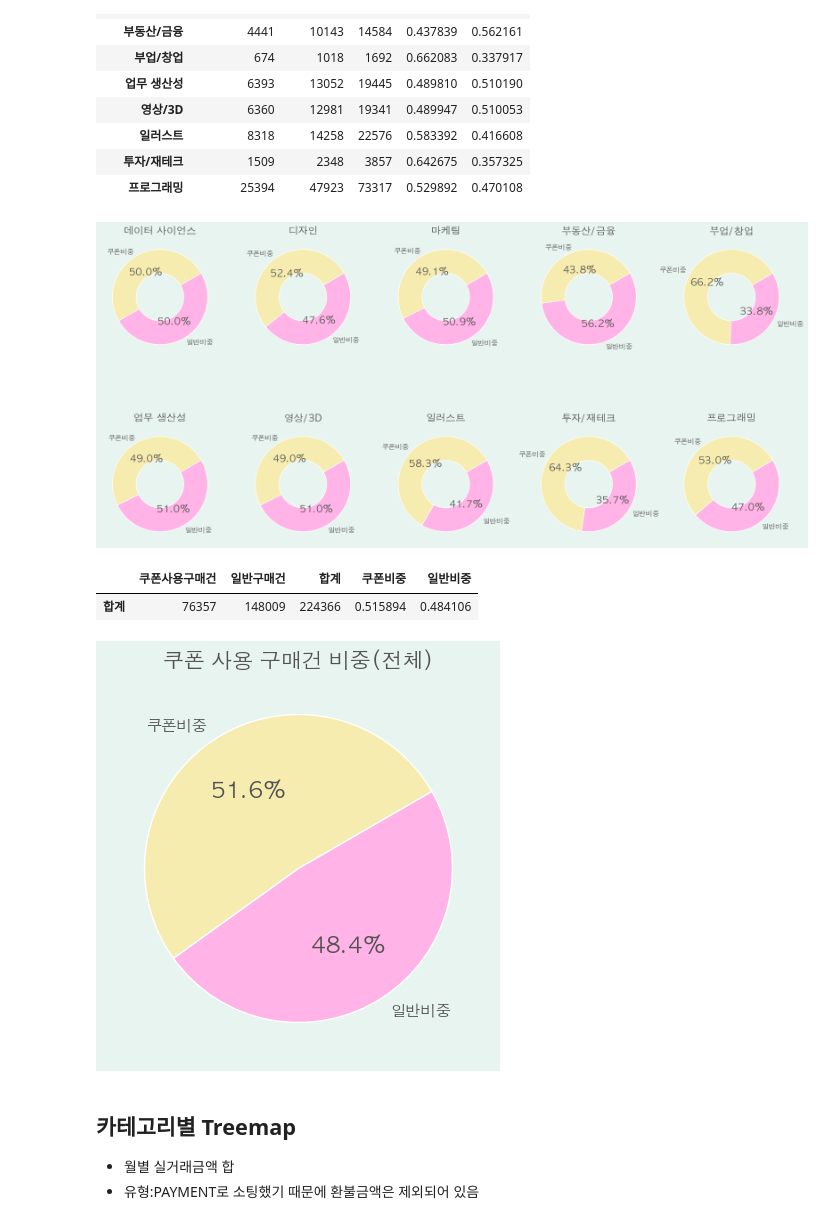
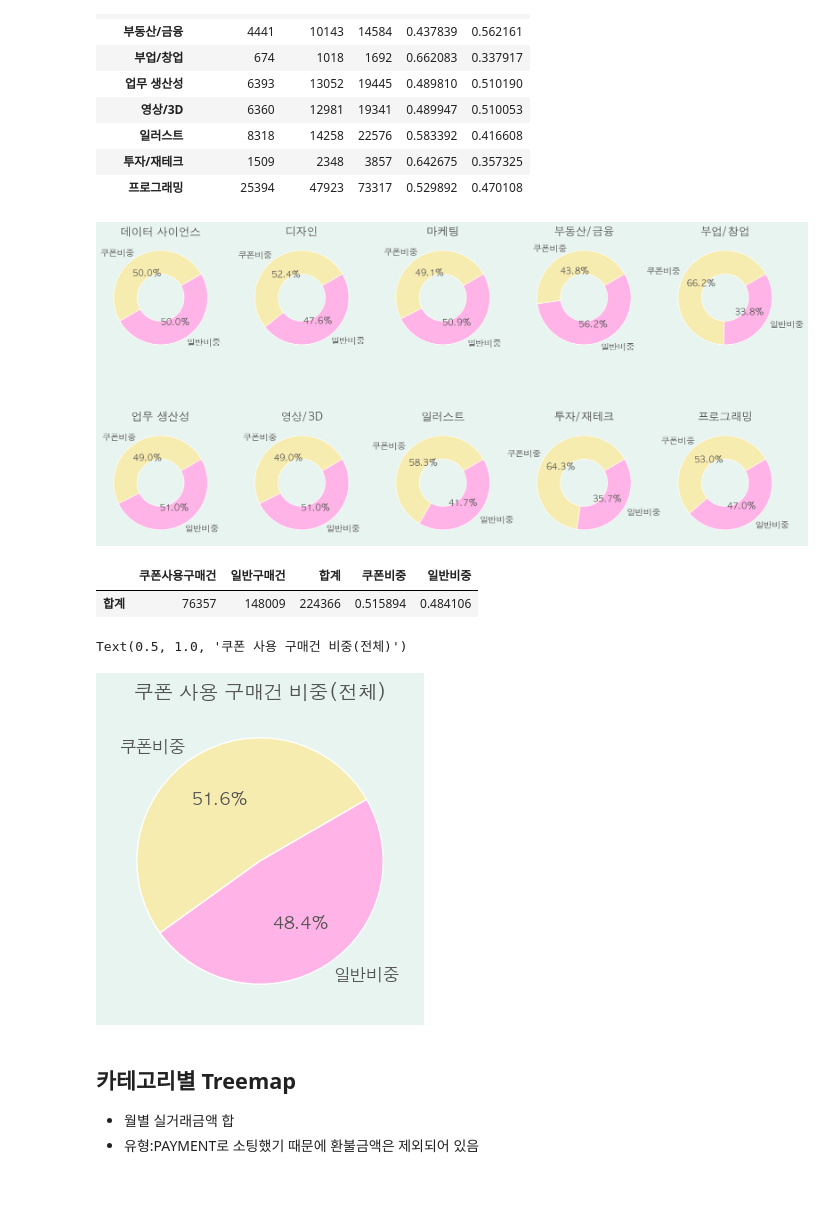
Before and after one commit to ParkSungHyon/mini_project, a Jupyter notebook: main3_230512.ipynb, the cells around one changed output. Drawn from its saved outputs; the diff is of its cells as text; code cells hidden in the pictures; blank space fills up the shorter version.

```diff
--- a/main3_230512.ipynb
+++ b/main3_230512.ipynb
@@ -143,12 +143,12 @@ for i in range(0,2):
         axs[i,j].pie(df_category[['쿠폰비중', '일반비중']].iloc[count],
                     labels=df_category.columns[3:5], autopct='%2.1f%%',
                     colors=colors, startangle=30, wedgeprops=dict(width=.5),
-                    textprops={'color':font_color})
-        axs[i,j].set_title(df_category.index[count], fontsize=16, color=font_color)
-        mpl.rcParams['font.size'] = 16.0
+                    textprops={'fontsize': 14, 'color':font_color})
+        axs[i,j].set_title(df_category.index[count], fontsize=18, color=font_color)
+        # mpl.rcParams['font.size'] = 16
         count += 1
 # %% [output]
-[figure, old version]
+[figure, new version]
 # %%
 df_category_sum = pd.DataFrame({'쿠폰사용구매건': coupon_count.sum(), '일반구매건': pay_count.sum(),
                             '합계': coupon_count.sum()+pay_count.sum(), '쿠폰비중': coupon_count.sum()/pay_count.sum(),
@@ -160,15 +160,17 @@ df_category_sum
 # %%
 font_color = '#525252'
 colors = ['#f7ecb0', '#ffb3e6', '#99ff99', '#66b3ff', '#c7b3fb','#ff6666', '#f9c3b7']
 
 # Create subplots and a pie chart
-fig, ax = plt.subplots(figsize=(5, 5), facecolor='#e8f4f0')
-ax.pie(df_category_sum[['쿠폰비중', '일반비중']].iloc[0], labels=df_category_sum.columns[3:5], autopct='%2.1f%%', colors=colors, startangle=30, textprops={'color':font_color})
+fig, ax = plt.subplots(figsize=(4, 4), facecolor='#e8f4f0')
+ax.pie(df_category_sum[['쿠폰비중', '일반비중']].iloc[0],
+       labels=df_category_sum.columns[3:5], autopct='%2.1f%%', colors=colors, startangle=30,
+       textprops={'fontsize': 12, 'color':font_color})
 # Set title, its position, and font size
-plt.title("쿠폰 사용 구매건 비중(전체)", fontsize=15, color=font_color)
-mpl.rcParams['font.size'] = 16.0
+plt.title("쿠폰 사용 구매건 비중(전체)", fontsize=14, color=font_color)
 # %% [output]
+Text(0.5, 1.0, '쿠폰 사용 구매건 비중(전체)')
-[figure, old version]
+[figure, new version]
 # %% [markdown]
 ## 카테고리별 Treemap
 - 월별 실거래금액 합
```
Also changed, not shown: parts of 7 cells of this notebook.
